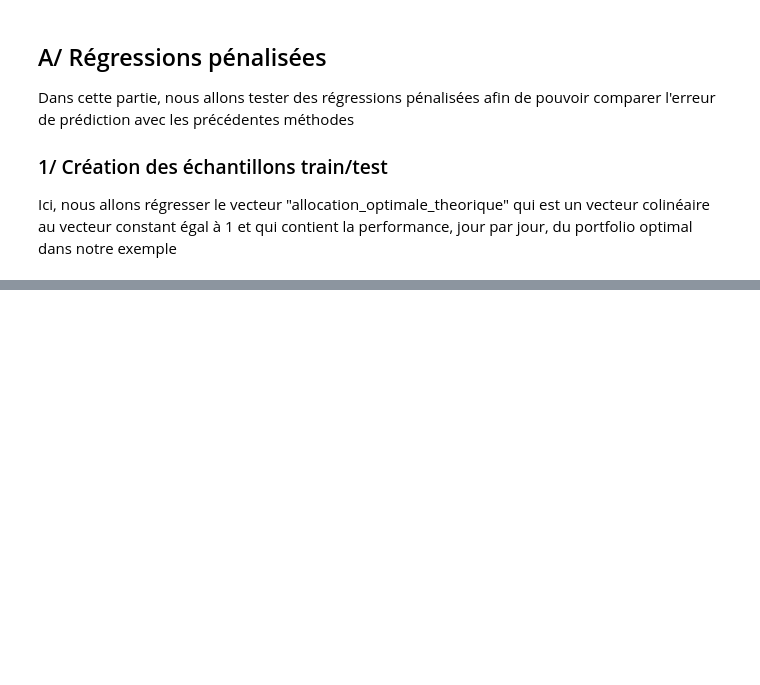
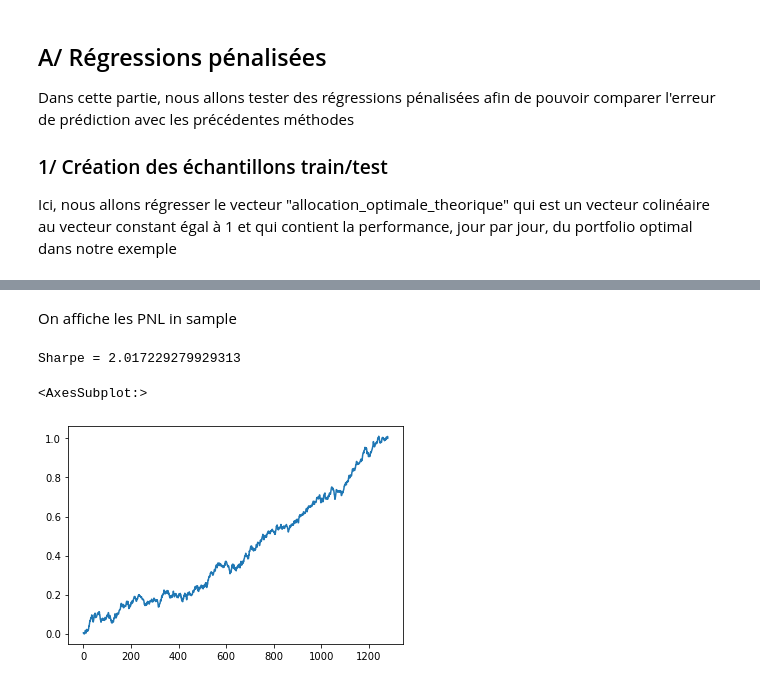
Before and after one commit to PyTomSss/StatApp_M1_ENSAE, a Jupyter notebook: Brouillon_Tom/Notebook_brouillon_Tom.ipynb, the cells around one changed output, grey strips where cells are left out. Cells and saved outputs as stored; diff of their text form; code cells hidden in the pictures; blank space fills up the shorter version.

```diff
--- a/Brouillon_Tom/Notebook_brouillon_Tom.ipynb
+++ b/Brouillon_Tom/Notebook_brouillon_Tom.ipynb
@@ -158,0 +197,10 @@ X_train
+# %% [markdown]
+On affiche les PNL in sample
+# %%
+pnl_in_sample = rdts_observes @ coef_reglin
+print('Sharpe = ' + str(pnl_in_sample.mean()/pnl_in_sample.std()*16))
+pnl_in_sample.cumsum().plot()
+# %% [output]
+Sharpe = 2.017229279929313
+<AxesSubplot:>
+[figure, added]
```
Also changed, not shown: parts of 17 cells of this notebook, 1 other file.
